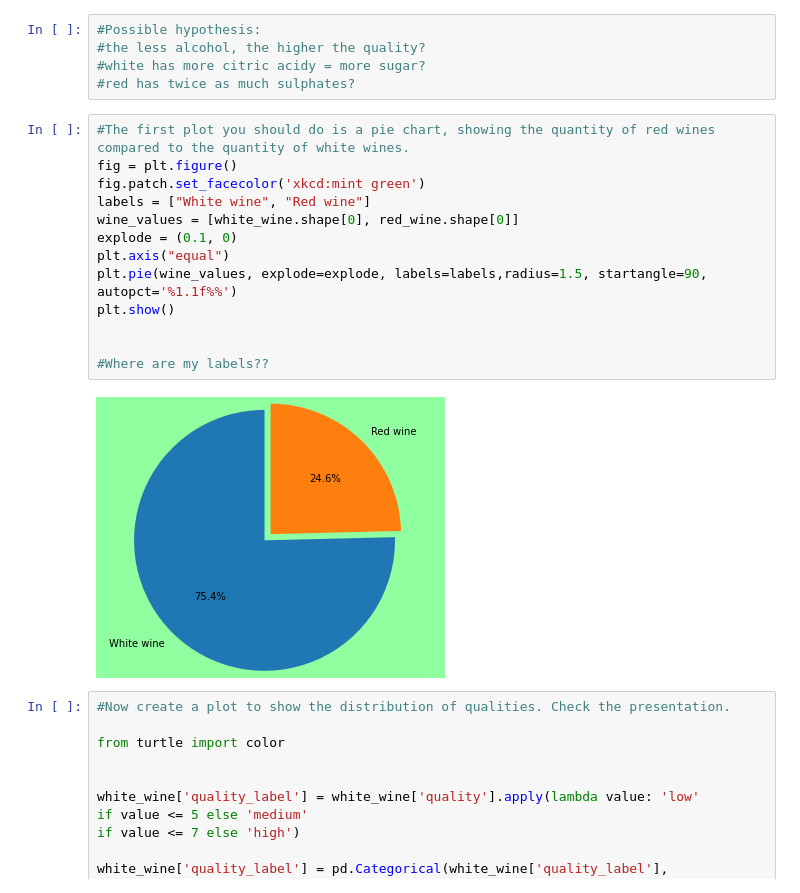
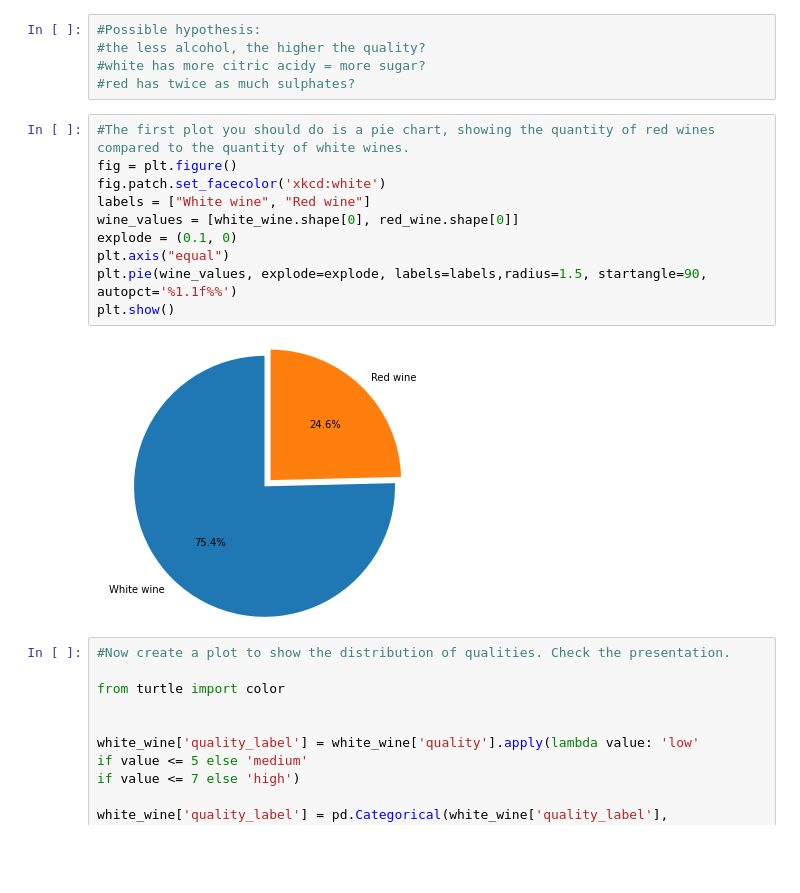
Before and after one commit to movifu1982/EDA---Wine-Project, a Jupyter notebook: EDA.ipynb, the cells around one changed output. Drawn from its saved outputs; the diff is of its cells as text; blank space fills up the shorter version.

```diff
--- a/EDA.ipynb
+++ b/EDA.ipynb
@@ -58,18 +58,15 @@ categories=['low', 'medium', 'high'])
 # %%
 #The first plot you should do is a pie chart, showing the quantity of red wines compared to the quantity of white wines.
 fig = plt.figure()
-fig.patch.set_facecolor('xkcd:mint green')
+fig.patch.set_facecolor('xkcd:white')
 labels = ["White wine", "Red wine"]
 wine_values = [white_wine.shape[0], red_wine.shape[0]]
 explode = (0.1, 0)
 plt.axis("equal")
 plt.pie(wine_values, explode=explode, labels=labels,radius=1.5, startangle=90, autopct='%1.1f%%')
 plt.show()
-
-
-#Where are my labels??
 # %% [output]
-[figure, old version]
+[figure, new version]
 # %%
 #Now create a plot to show the distribution of qualities. Check the presentation.
 
```
Also changed, not shown: parts of 10 cells of this notebook.
